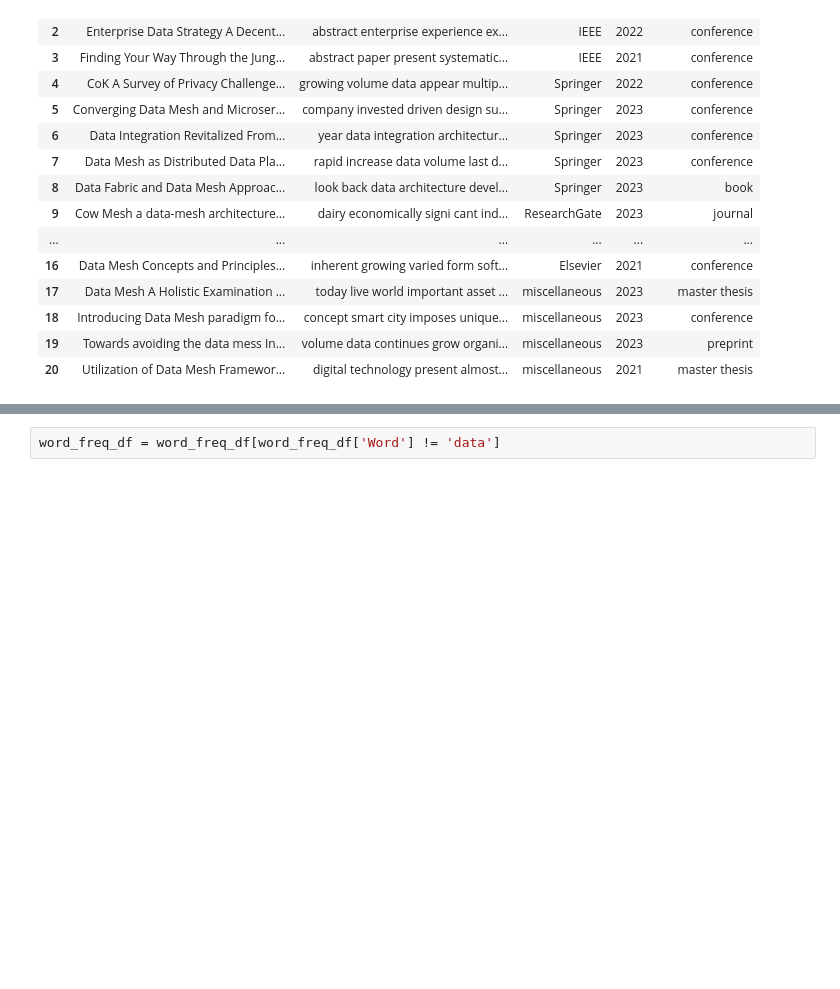
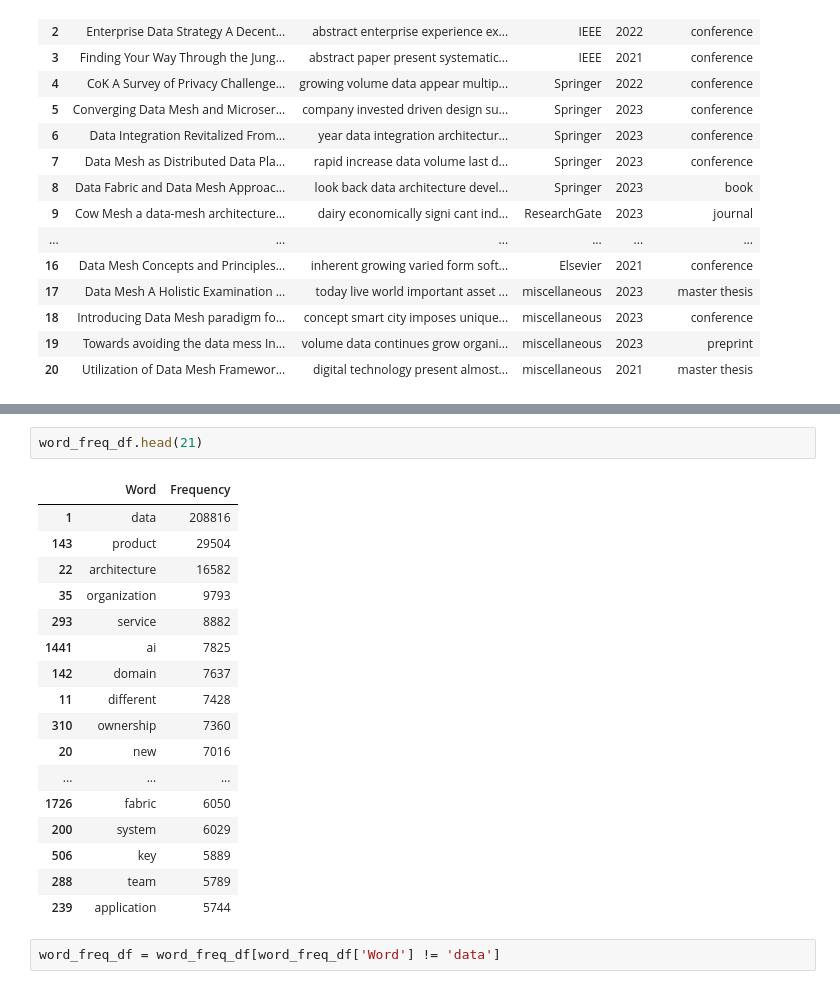
Before and after one commit to clumsyspeedboat/data_mesh_topics_and_sentiment, a Jupyter notebook: 02_Preprocess_data.ipynb, the cells around one changed output, grey strips where cells are left out. Cells and saved outputs as stored; diff of their text form; blank space fills up the shorter version.

```diff
--- a/02_Preprocess_data.ipynb
+++ b/02_Preprocess_data.ipynb
@@ -193,3 +193,23 @@ word_freq_df
+# %%
+word_freq_df.head(21)
+# %% [output]
+|  | Word | Frequency |
+| 1 | data | 208816 |
+| 143 | product | 29504 |
+| 22 | architecture | 16582 |
+| 35 | organization | 9793 |
+| 293 | service | 8882 |
+| 1441 | ai | 7825 |
+| 142 | domain | 7637 |
+| 11 | different | 7428 |
+| 310 | ownership | 7360 |
+| 20 | new | 7016 |
+| ... | ... | ... |
+| 1726 | fabric | 6050 |
+| 200 | system | 6029 |
+| 506 | key | 5889 |
+| 288 | team | 5789 |
+| 239 | application | 5744 |
 # %%
 word_freq_df = word_freq_df[word_freq_df['Word'] != 'data']
 # %%
```
Also changed, not shown: parts of 11 cells of this notebook, 10 other files.
